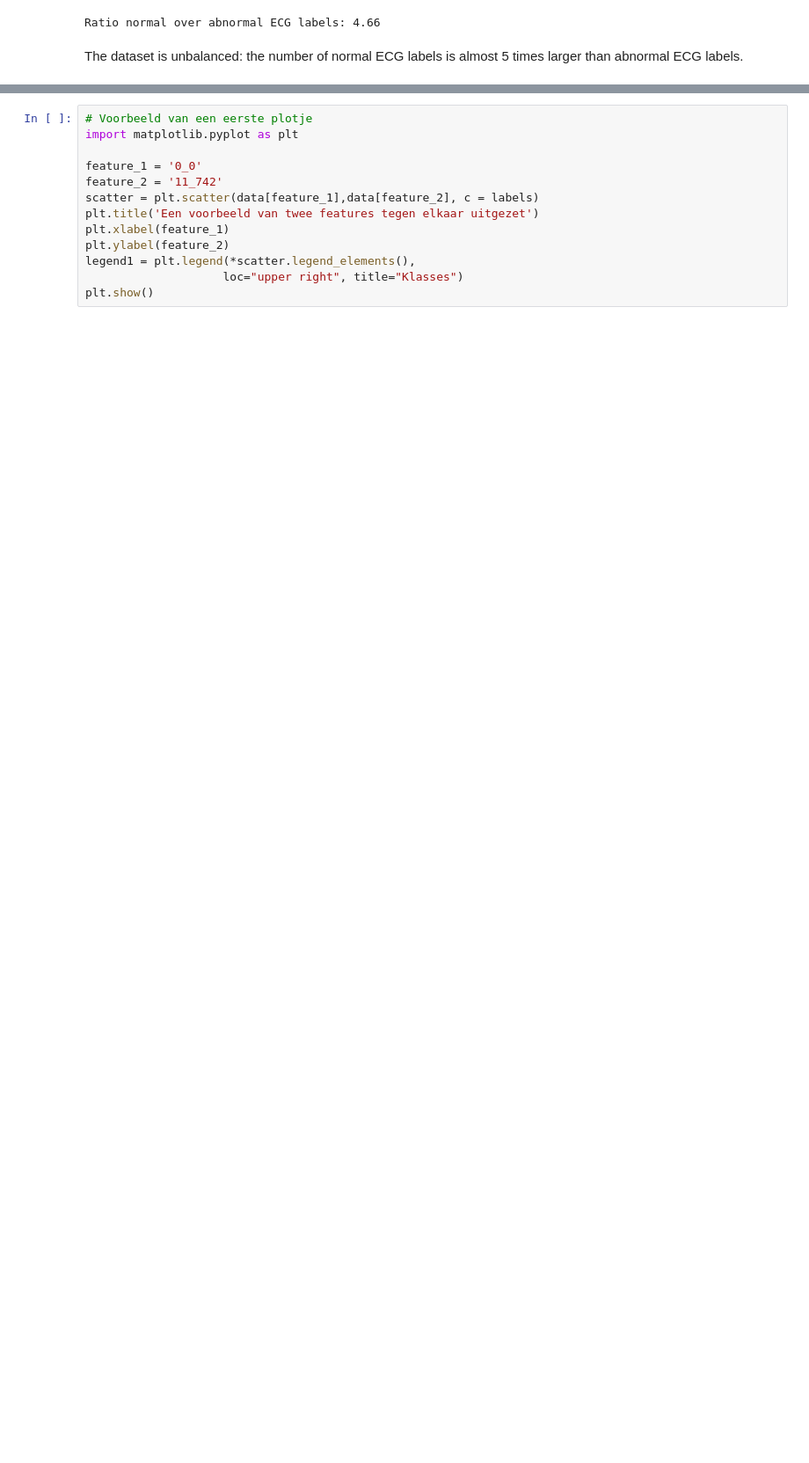
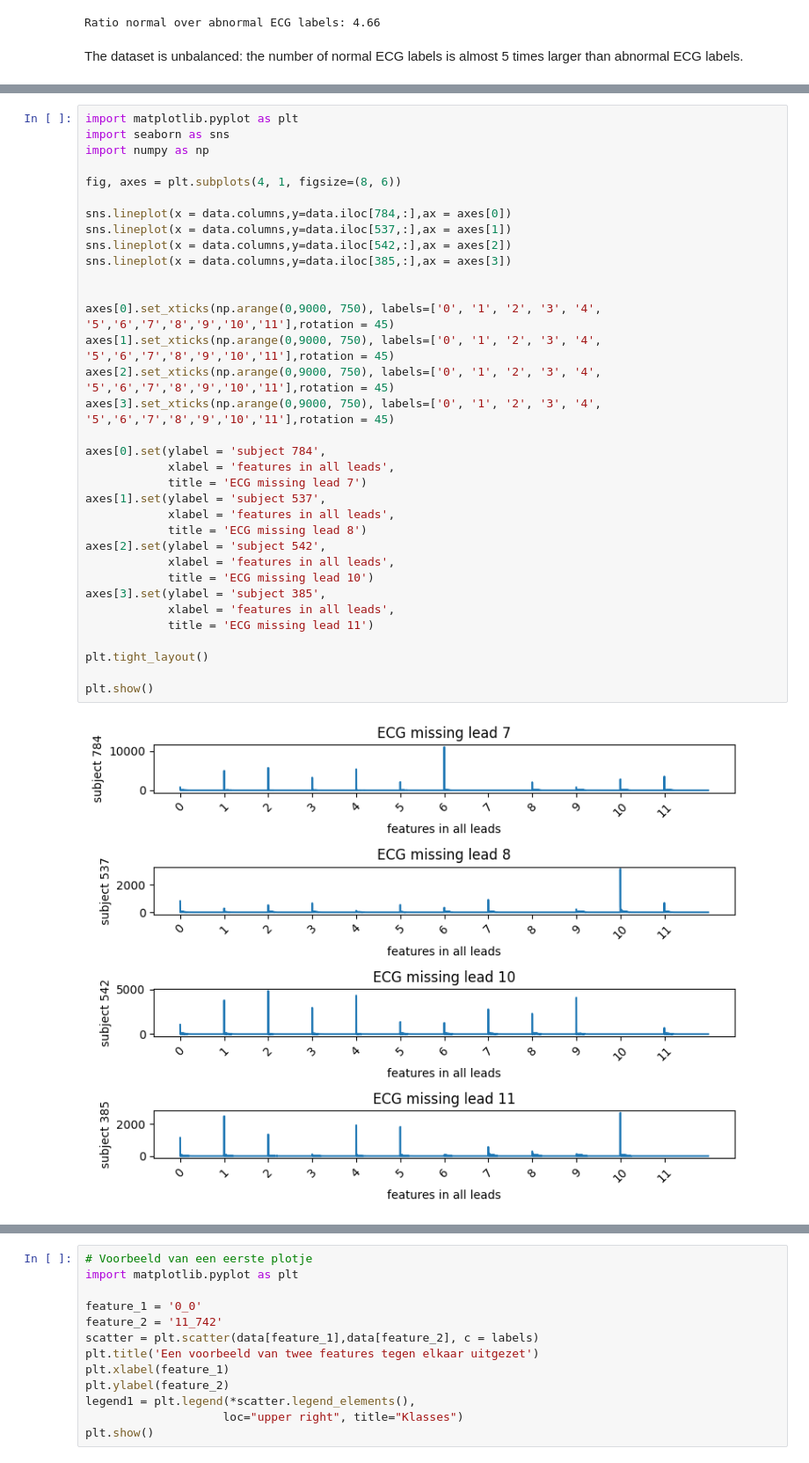
Before and after one commit to bramvandeurzen934/Group16_ECG, a Jupyter notebook: assignment_ecg_normalisation.ipynb, the cells around one changed output, grey strips where cells are left out. Shown at 88% size. Drawn from its saved outputs; the diff is of its cells as text; blank space fills up the shorter version.

```diff
--- a/assignment_ecg_normalisation.ipynb
+++ b/assignment_ecg_normalisation.ipynb
@@ -244,0 +142,36 @@ The dataset is unbalanced: the number of normal ECG labels is almost 5 times lar
+# %%
+import matplotlib.pyplot as plt
+import seaborn as sns
+import numpy as np
+
+fig, axes = plt.subplots(4, 1, figsize=(8, 6))
+
+sns.lineplot(x = data.columns,y=data.iloc[784,:],ax = axes[0])
+sns.lineplot(x = data.columns,y=data.iloc[537,:],ax = axes[1])
+sns.lineplot(x = data.columns,y=data.iloc[542,:],ax = axes[2])
+sns.lineplot(x = data.columns,y=data.iloc[385,:],ax = axes[3])
+
+
+axes[0].set_xticks(np.arange(0,9000, 750), labels=['0', '1', '2', '3', '4', '5','6','7','8','9','10','11'],rotation = 45)
+axes[1].set_xticks(np.arange(0,9000, 750), labels=['0', '1', '2', '3', '4', '5','6','7','8','9','10','11'],rotation = 45)
+axes[2].set_xticks(np.arange(0,9000, 750), labels=['0', '1', '2', '3', '4', '5','6','7','8','9','10','11'],rotation = 45)
+axes[3].set_xticks(np.arange(0,9000, 750), labels=['0', '1', '2', '3', '4', '5','6','7','8','9','10','11'],rotation = 45)
+
+axes[0].set(ylabel = 'subject 784',
+            xlabel = 'features in all leads',
+            title = 'ECG missing lead 7')
+axes[1].set(ylabel = 'subject 537',
+            xlabel = 'features in all leads',
+            title = 'ECG missing lead 8')
+axes[2].set(ylabel = 'subject 542',
+            xlabel = 'features in all leads',
+            title = 'ECG missing lead 10')
+axes[3].set(ylabel = 'subject 385',
+            xlabel = 'features in all leads',
+            title = 'ECG missing lead 11')
+
+plt.tight_layout()
+
+plt.show()
+# %% [output]
+[figure, added]
```
Also changed, not shown: parts of 31 cells of this notebook.
